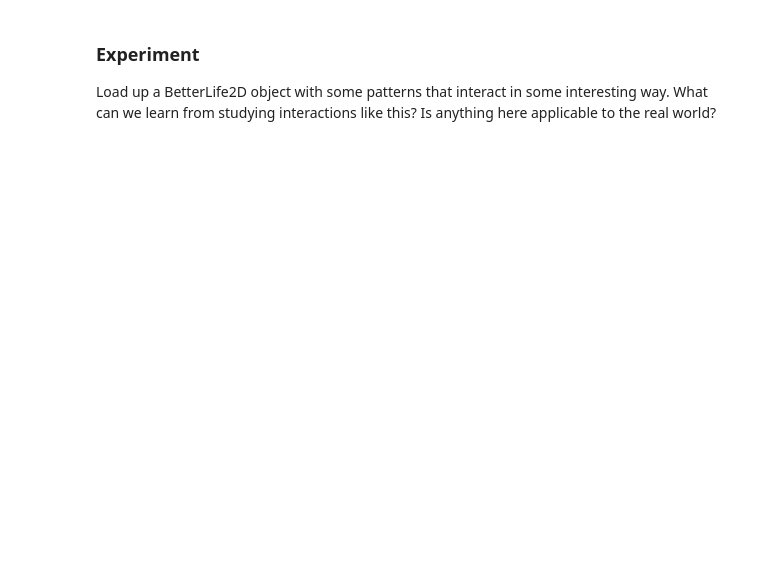
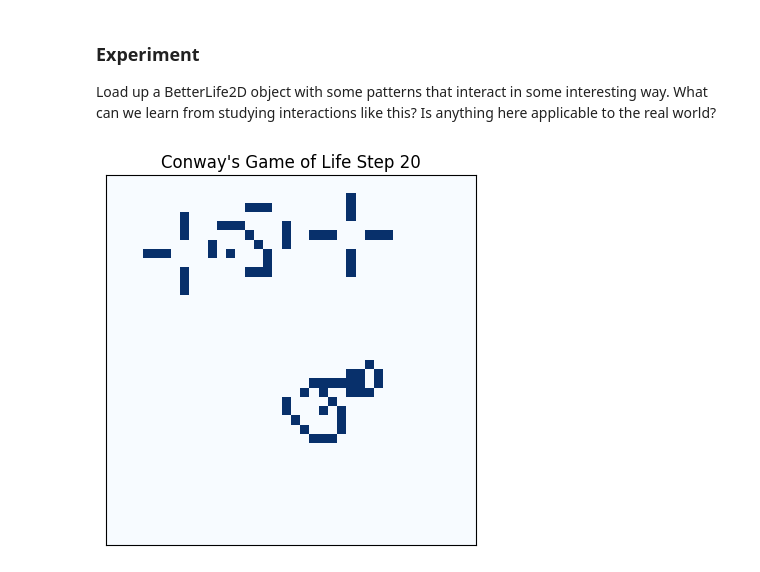
Before and after one commit to MarlaS02/comp215, a Jupyter notebook: labs/lab08_GoL.ipynb, the cells around one changed output. Drawn from its saved outputs; the diff is of its cells as text; code cells hidden in the pictures; blank space fills up the shorter version.

```diff
--- a/labs/lab08_GoL.ipynb
+++ b/labs/lab08_GoL.ipynb
@@ -349,0 +354,40 @@ What can we learn from studying interactions like this?   Is anything here appli
+# %%
+# Ex. 3 code for your experiment here
+
+glider_gun_str = '''
+00000000000000000000
+00000000000000010010
+00000000000000111110
+00000000000001000000
+00000000010000000000
+00000000010000010000
+00000000000000000000
+00000000010000000000
+00000000010000000000
+00000000000000000000
+00000000000000000000
+'''
+glider_gun_pattern = string_to_2D_array(glider_gun_str)
+
+block_str = '''
+111
+101
+111
+'''
+block_pattern = string_to_2D_array(block_str)
+
+gol = BetterLife2D(40, 40)
+
+gol.load_pattern(5, 5, glider_pattern)
+gol.load_pattern(15, 5, toad_pattern)
+gol.load_pattern(25, 5, block_pattern)
+gol.load_pattern(10, 20, glider_gun_pattern)
+
+gol.draw(step='Initial State')
+
+
+for step in range(20):
+    gol.step()
+    gol.draw(step=f'Step {step + 1}')
+# %% [output]
+[figure, added]
```
Also changed, not shown: parts of 4 cells of this notebook.
